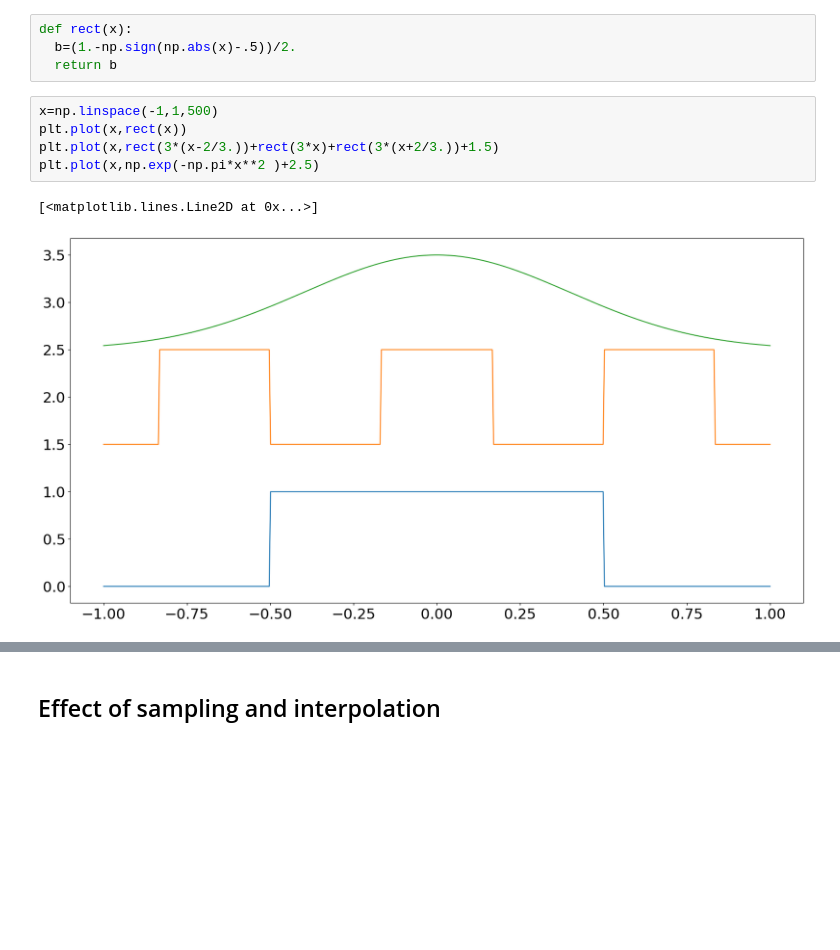
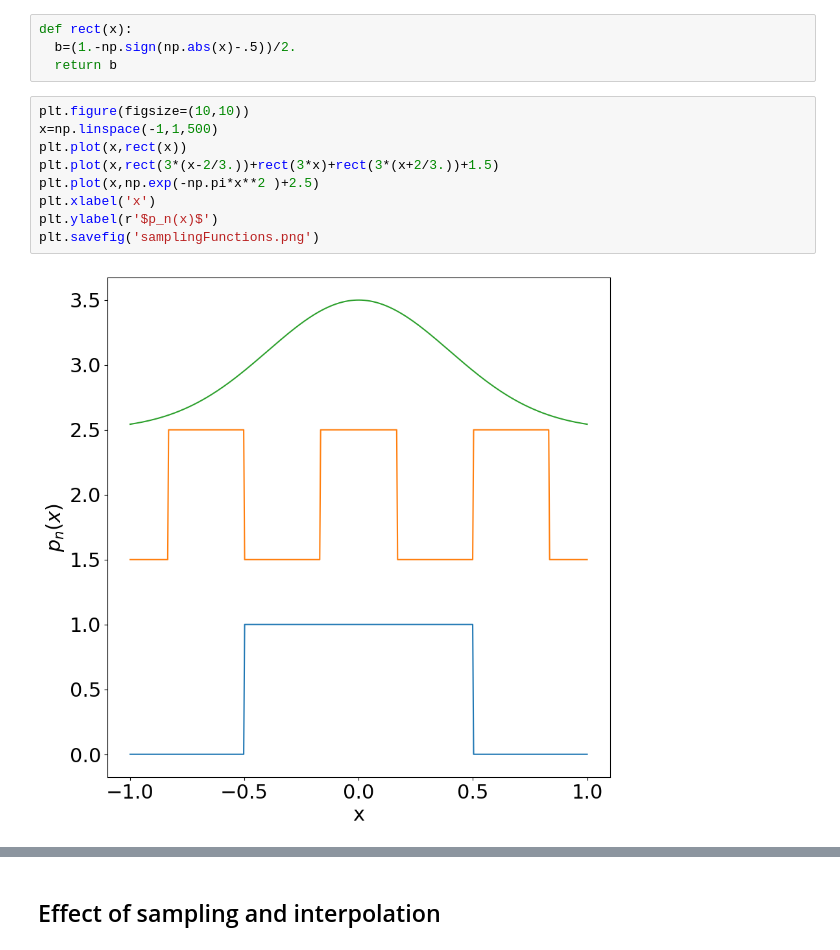
Before and after one commit to arizonaCameraLab/computationalImaging, a Jupyter notebook: Chapter2ForwardModels/DiscreteForwardModels.ipynb, the cells around one changed output, grey strips where cells are left out. Saved outputs shown, nothing was run; the diff lists cells and outputs as text; blank space fills up the shorter version.

```diff
--- a/Chapter2ForwardModels/DiscreteForwardModels.ipynb
+++ b/Chapter2ForwardModels/DiscreteForwardModels.ipynb
@@ -39,10 +39,13 @@ def rect(x):
   b=(1.-np.sign(np.abs(x)-.5))/2.
   return b
 # %%
+plt.figure(figsize=(10,10))
 x=np.linspace(-1,1,500)
 plt.plot(x,rect(x))
 plt.plot(x,rect(3*(x-2/3.))+rect(3*x)+rect(3*(x+2/3.))+1.5)
 plt.plot(x,np.exp(-np.pi*x**2 )+2.5)
+plt.xlabel('x')
+plt.ylabel(r'$p_n(x)$')
+plt.savefig('samplingFunctions.png')
 # %% [output]
-[<matplotlib.lines.Line2D at 0x...>]
-[figure, old version]
+[figure, new version]
```
Also changed, not shown: parts of 2 cells of this notebook.
